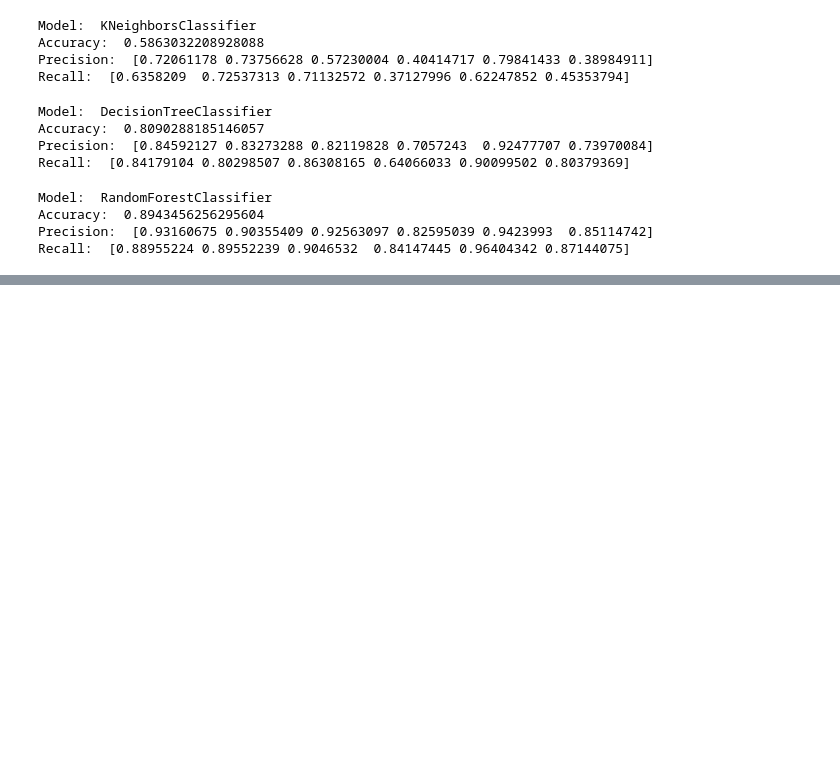
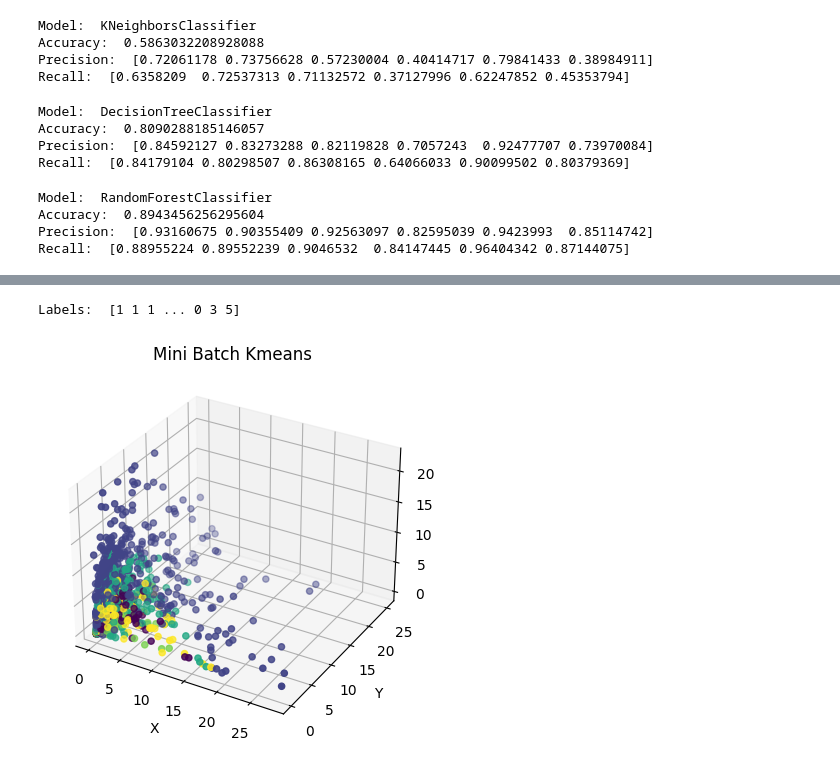
Before and after one commit to huguintoch/biome-ml-classifier, a Jupyter notebook: image_classifiers.ipynb, the cells around one changed output, grey strips where cells are left out. Drawn from its saved outputs; the diff is of its cells as text; code cells hidden in the pictures; blank space fills up the shorter version.

```diff
--- a/image_classifiers.ipynb
+++ b/image_classifiers.ipynb
@@ -270,0 +315,9 @@ print("Accuarcy: {}, Recall: {}, Precision: {}".format(acc, recall, precision))
+# %%
+#MiniBatchKMeans
+mkmeans = MiniBatchKMeans(n_clusters=6).fit(x)
+mkmeans_labels = mkmeans.labels_
+print('Labels: ',  mkmeans_labels)
+plot_data(x, mkmeans_labels, 'Mini Batch Kmeans')
+# %% [output]
+Labels:  [1 1 1 ... 0 3 5]
+[figure, added]
```
Also changed, not shown: parts of 4 cells of this notebook.
